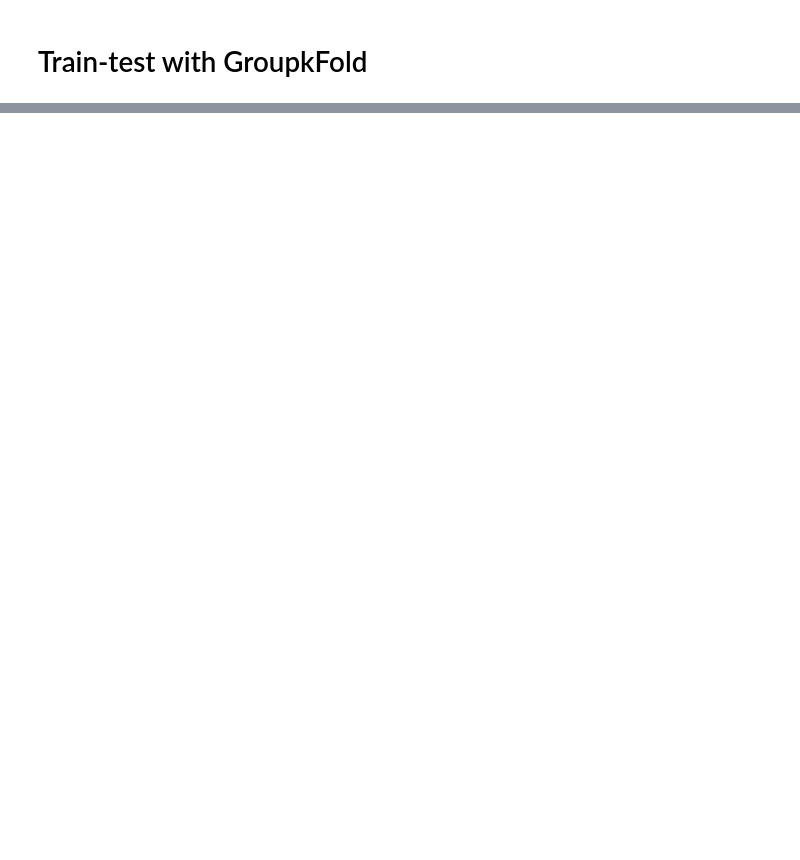
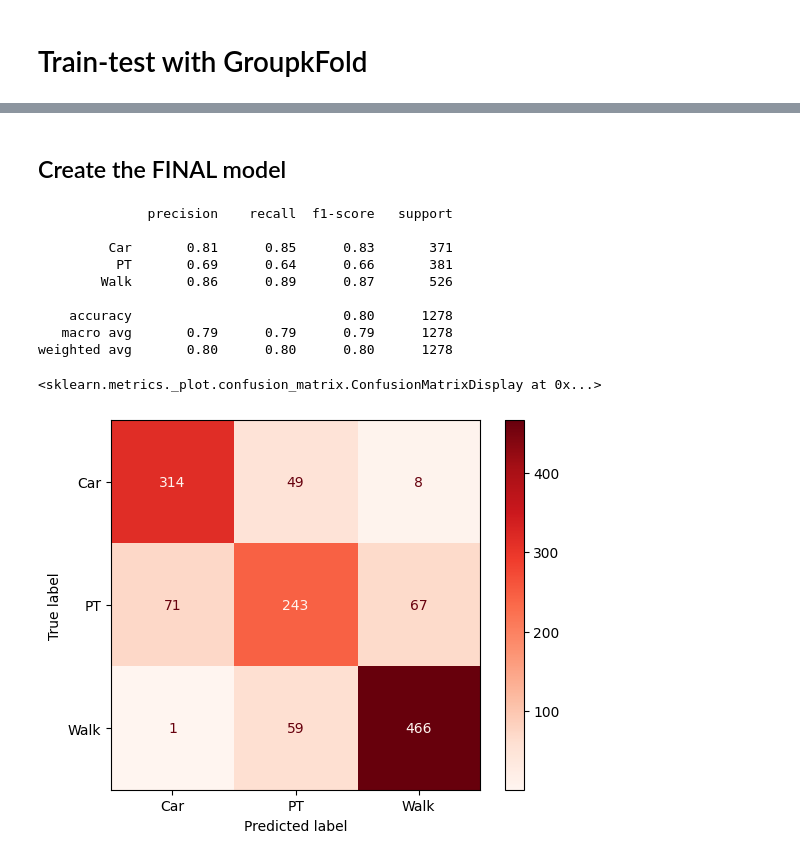
Before and after one commit to Inigo-Azcarate/CSLG_ModeChoice, a Jupyter notebook: model/training_model.ipynb, the cells around one changed output, grey strips where cells are left out. Cells and saved outputs as stored; diff of their text form; code cells hidden in the pictures; blank space fills up the shorter version.

```diff
--- a/model/training_model.ipynb
+++ b/model/training_model.ipynb
@@ -235,0 +271,61 @@ Detected at node binary_crossentropy/Cast defined at (most recent call last):
+# %% [markdown]
+## Create the FINAL model
+# %%
+model = RandomForestClassifier(n_estimators=10, random_state=700)
+model_name = type(model).__name__
+
+df = trips.copy()
+df.rename(columns={'Hora_Ini_E': 'Departure time', 'Per_hog': 'HH size', 'Turismos': 'Nº cars/HH',
+                   'Sexo': 'Gender', 'Edad': 'Age', 'crnt_tur': 'Driver\'s license',
+                   'drive_tt': 'Car $T_t$', 'distance': 'Distance', 'walk_tt': 'Walk $T_t$',
+                   'transit_tt_gm': 'PT $T_t$', 'Tipo_familia': 'Family type'}, inplace=True)
+
+mapeo = {1: 2, 2: 1}
+df['Driver\'s license'] = df['Driver\'s license'].map(mapeo)
+
+# Create 10 different dfs
+car_df = df[df['Modo'] == 'Car']
+pt_df = df[df['Modo'] == 'PT']
+walk_df = df[df['Modo'] == 'Walk']
+
+sampled_car_df = car_df.sample(n=1849, replace=False)
+df = pd.concat([sampled_car_df, pt_df, walk_df])
+df = df.reset_index(drop=True)
+
+groups = df['Group']
+gss = GroupShuffleSplit(n_splits=1, train_size=0.8, random_state=19)
+train_idx, test_idx = next(gss.split(df, groups=groups))
+train_set = df.iloc[train_idx]
+test_set = df.iloc[test_idx]
+
+X_train = train_set.drop(columns=["Modo", 'Dur_Tot', "Group", "O_lat", "O_long", "D_lat", "D_long", 'times', 'destination_coords', 'chosen_time', '30%', 'transit_tt', 'gm_ua', "Mun_Ori", "Mun_Des"])
+X_test = test_set.drop(columns=["Modo", 'Dur_Tot', "Group", "O_lat", "O_long", "D_lat", "D_long", 'times', 'destination_coords', 'chosen_time', '30%', 'transit_tt', 'gm_ua', "Mun_Ori", "Mun_Des"])
+y_train = np.array(train_set["Modo"])
+y_test = np.array(test_set["Modo"])
+
+label_encoder = LabelEncoder()
+y_encoded = label_encoder.fit_transform(y_train)
+
+model.fit(X_train, y_train)
+y_pred = model.predict(X_test)
+
+print(metrics.classification_report(y_test, y_pred),"\n")
+
+    # print("Confusion Matrix\n")
+metrics.ConfusionMatrixDisplay.from_predictions(y_test,y_pred,cmap="Reds")
+
+# Save the model
+# with open(os.path.join(f"models",'rf_final_1.pkl'), 'wb') as file:
+#     pkl.dump(model, file)
+# %% [output]
+              precision    recall  f1-score   support
+
+         Car       0.81      0.85      0.83       371
+          PT       0.69      0.64      0.66       381
+        Walk       0.86      0.89      0.87       526
+
+    accuracy                           0.80      1278
+   macro avg       0.79      0.79      0.79      1278
+weighted avg       0.80      0.80      0.80      1278
+<sklearn.metrics._plot.confusion_matrix.ConfusionMatrixDisplay at 0x...>
+[figure, added]
```
Also changed, not shown: parts of 35 cells of this notebook, 8 other files.
